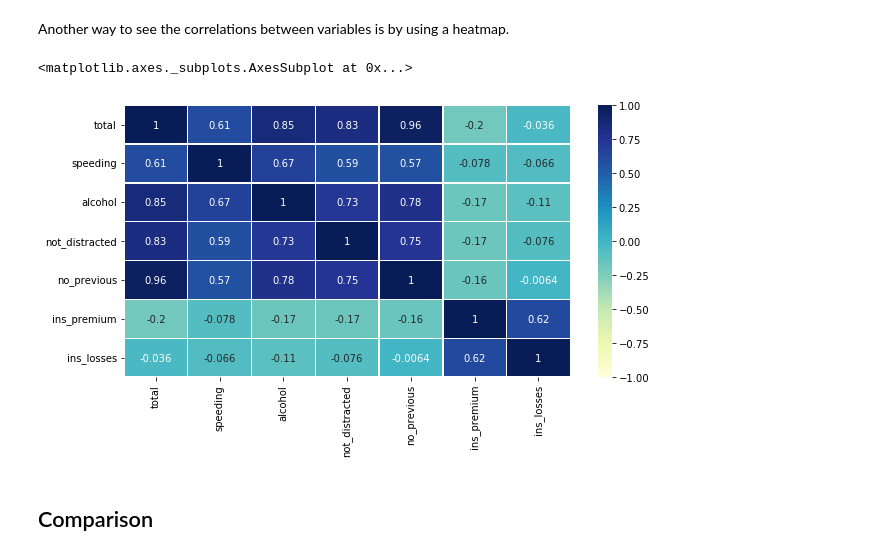
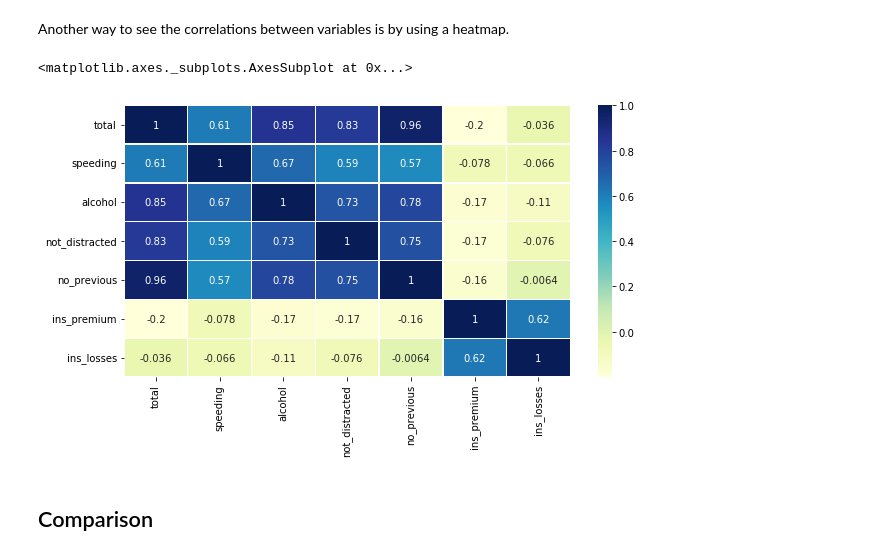
Before and after one commit to guc-met/DE-W22, a Jupyter notebook: Lab2/Lab_2.ipynb, the cells around one changed output. Drawn from its saved outputs; the diff is of its cells as text; code cells hidden in the pictures.

```diff
--- a/Lab2/Lab_2.ipynb
+++ b/Lab2/Lab_2.ipynb
@@ -207,10 +207,10 @@ sns.pairplot(df_car_crashes)
 Another way to see the correlations between variables is by using a heatmap.
 # %%
 plt.figure(figsize=(10,5))
-sns.heatmap(df_car_crashes.corr(), annot=True, cmap="YlGnBu", vmin=-1, vmax=1, linewidths=.4)
+sns.heatmap(df_car_crashes.corr(), annot=True, cmap="YlGnBu", linewidths=.4)
 # %% [output]
 <matplotlib.axes._subplots.AxesSubplot at 0x...>
-[figure, old version]
+[figure, new version]
 # %% [markdown]
 ## Comparison
 # %% [markdown]
```
Also changed, not shown: parts of 2 cells of this notebook, 8 other files.
